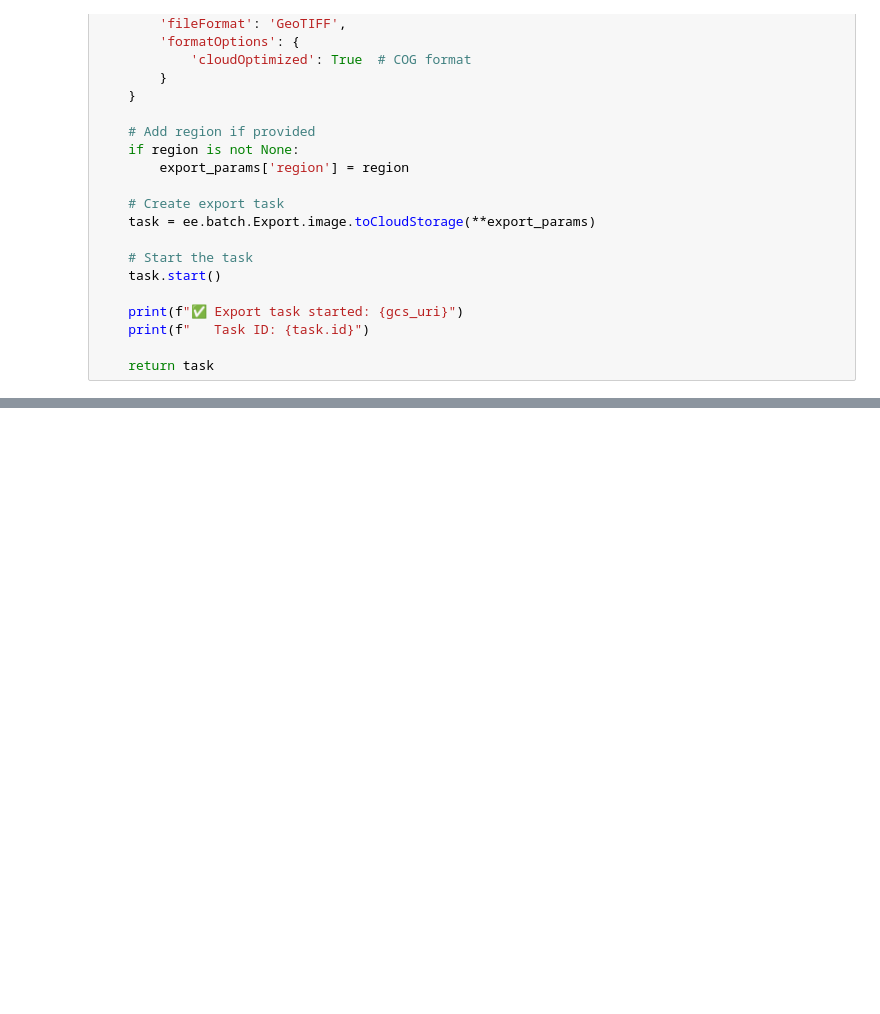
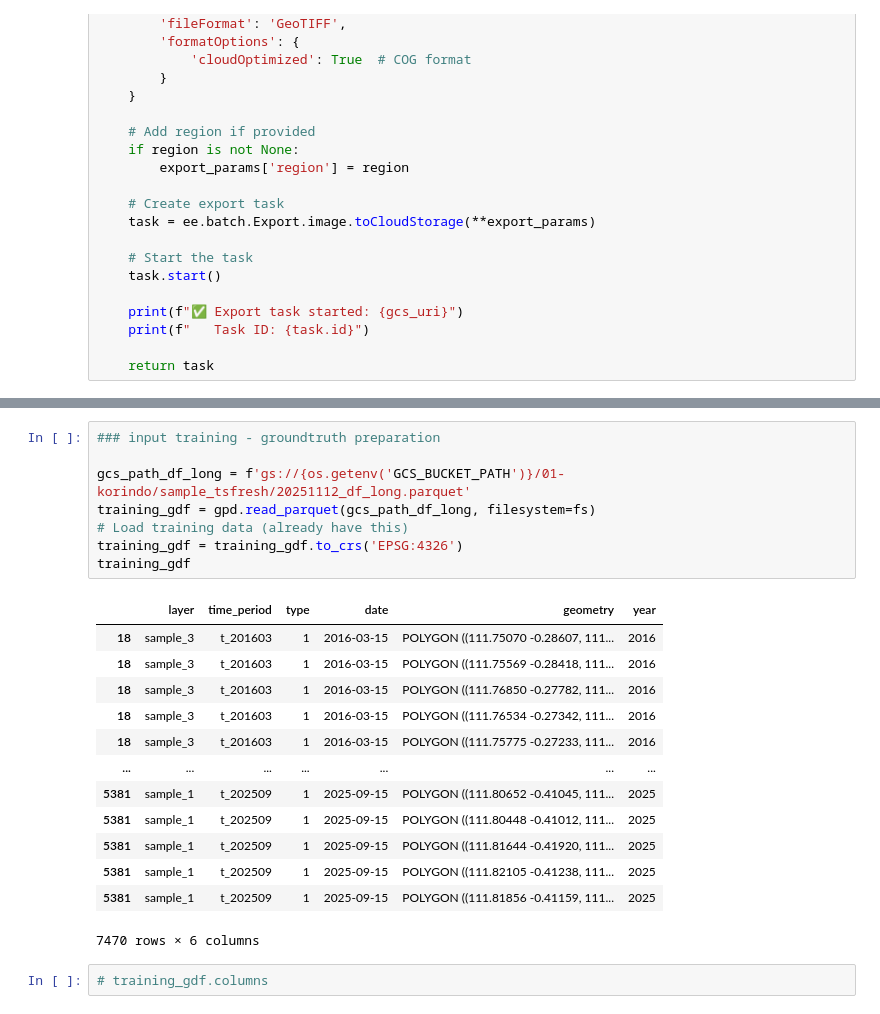
Before and after one commit to miqbalf/gis-carbon-ai, a Jupyter notebook: jupyter/notebooks/02k_spectral_indices_landtrendr.ipynb, the cells around one changed output, grey strips where cells are left out. Cells and saved outputs as stored; diff of their text form; blank space fills up the shorter version.

```diff
--- a/jupyter/notebooks/02k_spectral_indices_landtrendr.ipynb
+++ b/jupyter/notebooks/02k_spectral_indices_landtrendr.ipynb
@@ -585,0 +1232,24 @@ Result bands: ['LandTrendr', 'rmse']
+# %%
+### input training - groundtruth preparation
+
+gcs_path_df_long = f'gs://{os.getenv('GCS_BUCKET_PATH')}/01-korindo/sample_tsfresh/20251112_df_long.parquet'
+training_gdf = gpd.read_parquet(gcs_path_df_long, filesystem=fs)
+# Load training data (already have this)
+training_gdf = training_gdf.to_crs('EPSG:4326')
+training_gdf
+# %% [output]
+|  | layer | time_period | type | date | geometry | year |
+| 18 | sample_3 | t_201603 | 1 | 2016-03-15 | POLYGON ((111.75070 -0.28607, 111... | 2016 |
+| 18 | sample_3 | t_201603 | 1 | 2016-03-15 | POLYGON ((111.75569 -0.28418, 111... | 2016 |
+| 18 | sample_3 | t_201603 | 1 | 2016-03-15 | POLYGON ((111.76850 -0.27782, 111... | 2016 |
+| 18 | sample_3 | t_201603 | 1 | 2016-03-15 | POLYGON ((111.76534 -0.27342, 111... | 2016 |
+| 18 | sample_3 | t_201603 | 1 | 2016-03-15 | POLYGON ((111.75775 -0.27233, 111... | 2016 |
+| ... | ... | ... | ... | ... | ... | ... |
+| 5381 | sample_1 | t_202509 | 1 | 2025-09-15 | POLYGON ((111.80652 -0.41045, 111... | 2025 |
+| 5381 | sample_1 | t_202509 | 1 | 2025-09-15 | POLYGON ((111.80448 -0.41012, 111... | 2025 |
+| 5381 | sample_1 | t_202509 | 1 | 2025-09-15 | POLYGON ((111.81644 -0.41920, 111... | 2025 |
+| 5381 | sample_1 | t_202509 | 1 | 2025-09-15 | POLYGON ((111.82105 -0.41238, 111... | 2025 |
+| 5381 | sample_1 | t_202509 | 1 | 2025-09-15 | POLYGON ((111.81856 -0.41159, 111... | 2025 |
+7470 rows × 6 columns
+# %%
+# training_gdf.columns
```
Also changed, not shown: parts of 25 cells of this notebook, 17 other files.
